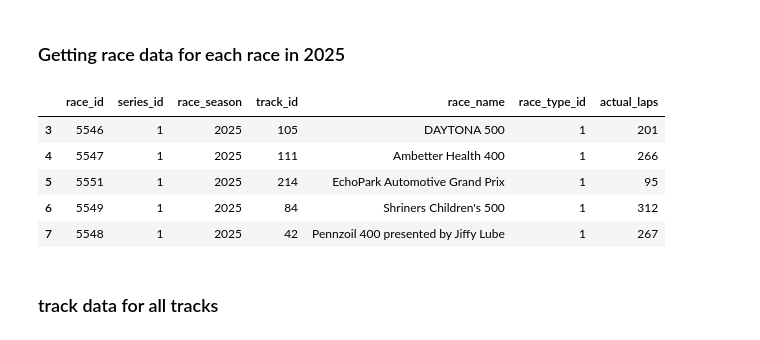
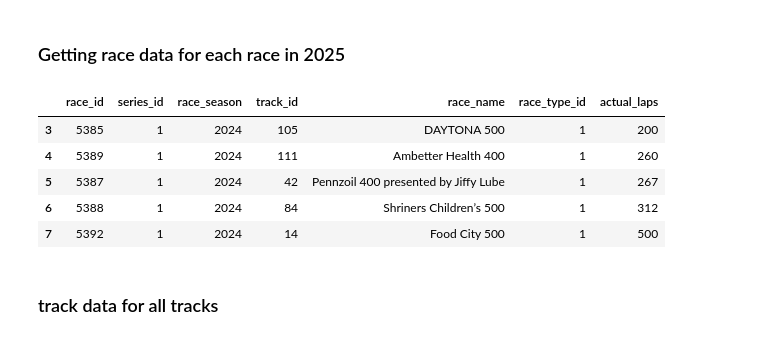
Before and after one commit to sieloffs/NASCAR-Analytics, a Jupyter notebook: Functions for Web Scraping.ipynb, the cells around one changed output. Drawn from its saved outputs; the diff is of its cells as text; code cells hidden in the pictures.

```diff
--- a/Functions for Web Scraping.ipynb
+++ b/Functions for Web Scraping.ipynb
@@ -29,18 +29,18 @@ def get_track_info():
 ### Getting race data for each race in 2025
 # %%
 
-year = 2025
+year = 2024
 series_key = 'series_1'
 races = get_race_ids(year, series_key)
 races = races[races['race_type_id'] ==1]
 races.head()
 # %% [output]
 |  | race_id | series_id | race_season | track_id | race_name | race_type_id | actual_laps |
-| 3 | 5546 | 1 | 2025 | 105 | DAYTONA 500 | 1 | 201 |
-| 4 | 5547 | 1 | 2025 | 111 | Ambetter Health 400 | 1 | 266 |
-| 5 | 5551 | 1 | 2025 | 214 | EchoPark Automotive Grand Prix | 1 | 95 |
-| 6 | 5549 | 1 | 2025 | 84 | Shriners Children's 500 | 1 | 312 |
-| 7 | 5548 | 1 | 2025 | 42 | Pennzoil 400 presented by Jiffy Lube | 1 | 267 |
+| 3 | 5385 | 1 | 2024 | 105 | DAYTONA 500 | 1 | 200 |
+| 4 | 5389 | 1 | 2024 | 111 | Ambetter Health 400 | 1 | 260 |
+| 5 | 5387 | 1 | 2024 | 42 | Pennzoil 400 presented by Jiffy Lube | 1 | 267 |
+| 6 | 5388 | 1 | 2024 | 84 | Shriners Children’s 500 | 1 | 312 |
+| 7 | 5392 | 1 | 2024 | 14 | Food City 500 | 1 | 500 |
 # %% [markdown]
 ### track data for all tracks
 # %%
```
Also changed, not shown: parts of 6 cells of this notebook.
